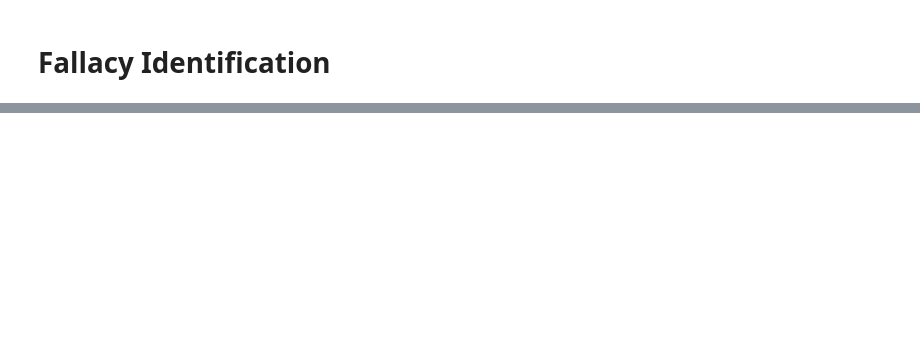
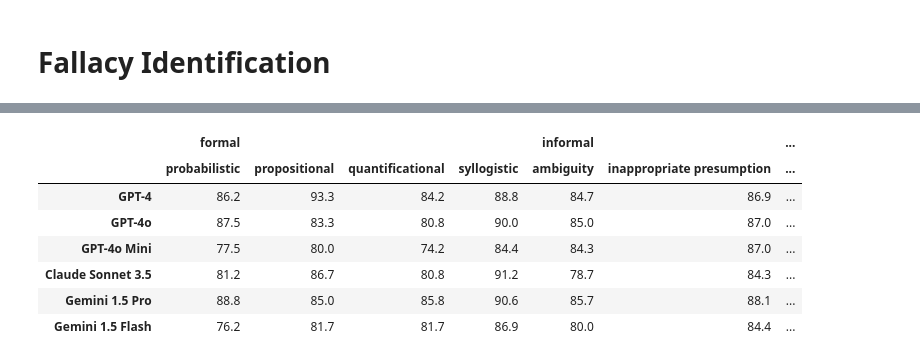
Before and after one commit to aimfeld/fallacy-detection, a Jupyter notebook: analysis.ipynb, the cells around one changed output, grey strips where cells are left out. Saved outputs shown, nothing was run; the diff lists cells and outputs as text; code cells hidden in the pictures; blank space fills up the shorter version.

```diff
--- a/analysis.ipynb
+++ b/analysis.ipynb
@@ -75,0 +90,12 @@ plt.show()
+# %%
+df_type_accuracies = get_fallacy_identification_grouped_accuracies(df_fallacies, ['category', 'type'])
+df_type_accuracies
+# %% [output]
+|  | formal |  |  |  | informal |  | ... |
+|  | probabilistic | propositional | quantificational | syllogistic | ambiguity | inappropriate presumption | ... |
+| GPT-4 | 86.2 | 93.3 | 84.2 | 88.8 | 84.7 | 86.9 | ... |
+| GPT-4o | 87.5 | 83.3 | 80.8 | 90.0 | 85.0 | 87.0 | ... |
+| GPT-4o Mini | 77.5 | 80.0 | 74.2 | 84.4 | 84.3 | 87.0 | ... |
+| Claude Sonnet 3.5 | 81.2 | 86.7 | 80.8 | 91.2 | 78.7 | 84.3 | ... |
+| Gemini 1.5 Pro | 88.8 | 85.0 | 85.8 | 90.6 | 85.7 | 88.1 | ... |
+| Gemini 1.5 Flash | 76.2 | 81.7 | 81.7 | 86.9 | 80.0 | 84.4 | ... |
```
Also changed, not shown: parts of 10 cells of this notebook, 2 other files.
